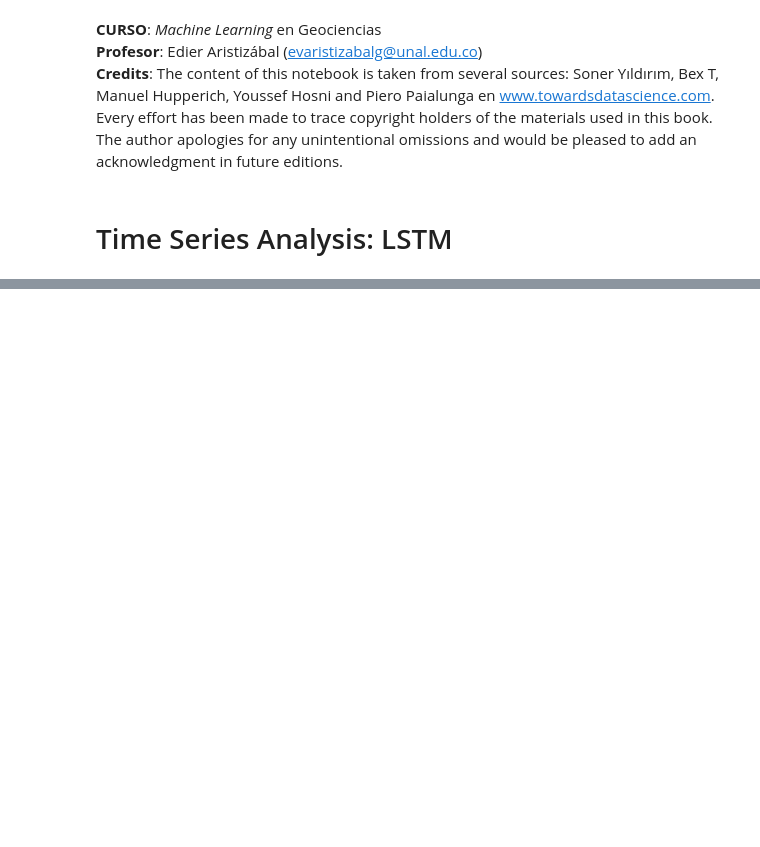
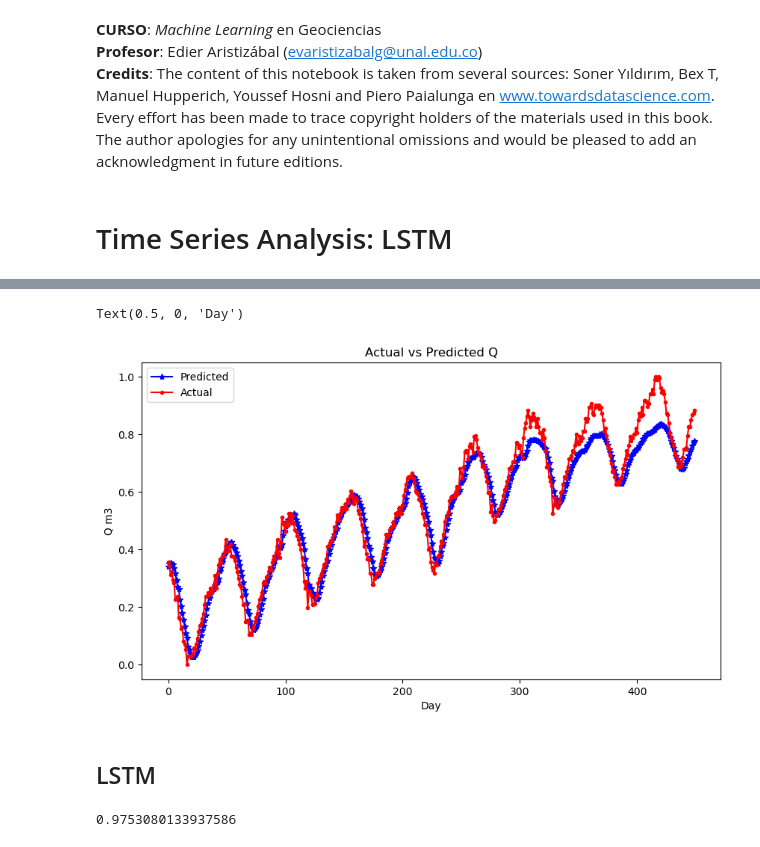
Before and after one commit to edieraristizabal/MachineLearning, a Jupyter notebook: NOTEBOOKS/22f_TimeSeries_LSTM.ipynb, the cells around one changed output, grey strips where cells are left out. Drawn from its saved outputs; the diff is of its cells as text; code cells hidden in the pictures; blank space fills up the shorter version.

Commit message:
series

```diff
--- a/NOTEBOOKS/22f_TimeSeries_LSTM.ipynb
+++ b/NOTEBOOKS/22f_TimeSeries_LSTM.ipynb
@@ -31,0 +137,11 @@ Q.head()
+# %%
+mlp_model = Sequential()
+mlp_model.add(Dense(100, activation='relu', input_dim=trainX.shape[1]))
+mlp_model.add(Dense(100,activation='sigmoid'))
+mlp_model.add(Dropout(0.2))
+mlp_model.add(Dense(1,activation='relu'))
+mlp_model.compile(loss='mean_squared_error', optimizer='adam')
+# %%
+mlp_model.fit(trainX,trainY, epochs=100, batch_size=50, validation_split=0.2)
+# %%
+predY = mlp_model.predict(testX)
@@ -31,0 +153,13 @@ Q.head()
+# %%
+plt.figure(figsize=(10, 5.5))
+plt.plot(predY,linestyle='-', marker='*',color='b')
+plt.plot(pd.Series(testY).values,linestyle='-', marker='.',color='r')
+plt.legend(['Predicted','Actual'], loc=2)
+plt.title('Actual vs Predicted Q')
+plt.ylabel('Q m3')
+plt.xlabel('Day')
+# %% [output]
+Text(0.5, 0, 'Day')
+[figure, added]
+# %% [markdown]
+## LSTM
@@ -31,0 +178,4 @@ Q.head()
+# %%
+r2_score(testY,predY)
+# %% [output]
+0.9753080133937586
```
Also changed, not shown: parts of 21 cells of this notebook, 2 other files.
